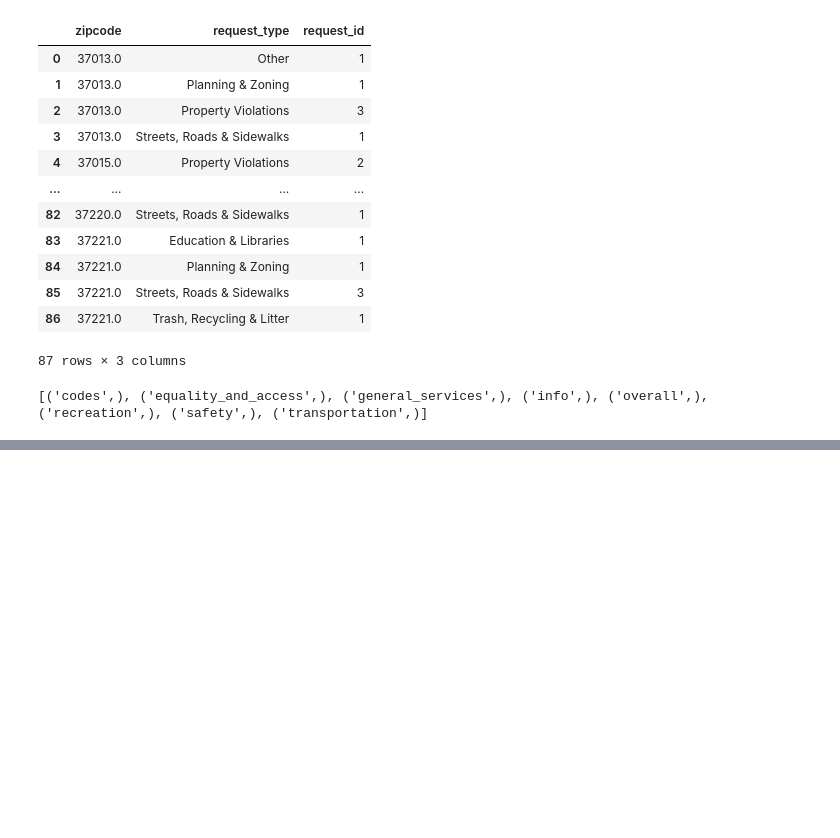
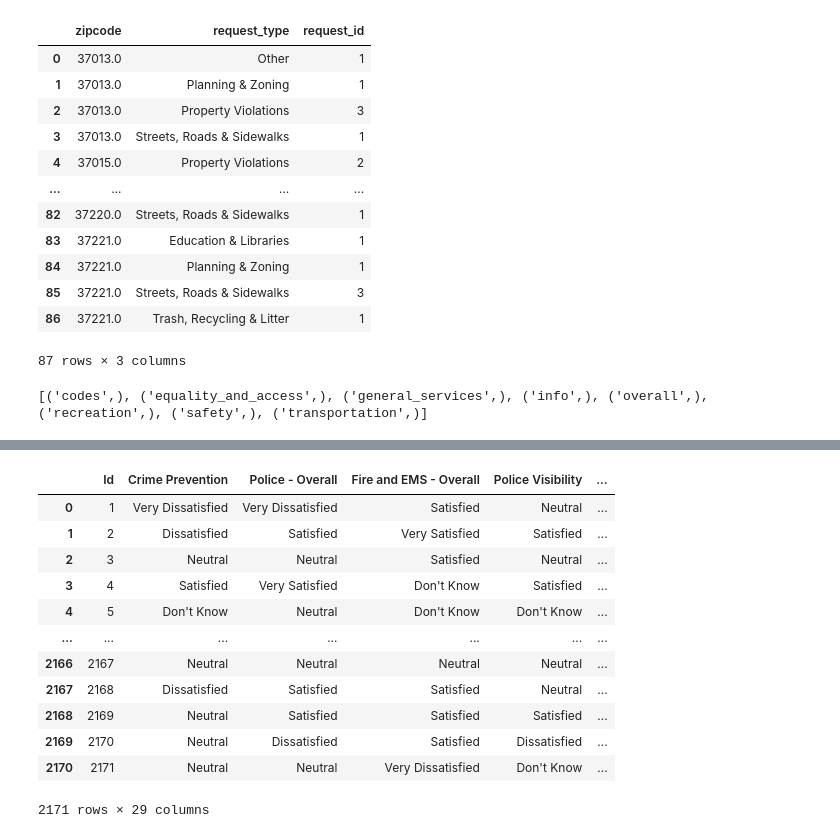
Before and after one commit to ANW16/python_police_hub, a Jupyter notebook: 2018_Hub_Nashville.ipynb, the cells around one changed output, grey strips where cells are left out. Drawn from its saved outputs; the diff is of its cells as text; code cells hidden in the pictures; blank space fills up the shorter version.

```diff
--- a/2018_Hub_Nashville.ipynb
+++ b/2018_Hub_Nashville.ipynb
@@ -136,0 +130,18 @@ safety_exp1
+# %%
+safety_exp2 = pd.read_sql('SELECT * FROM Safety INNER JOIN Info ON Safety.Id = Info.Id;', conn)
+# %%
+safety_exp2
+# %% [output]
+|  | Id | Crime Prevention | Police - Overall | Fire and EMS - Overall | Police Visibility | ... |
+| 0 | 1 | Very Dissatisfied | Very Dissatisfied | Satisfied | Neutral | ... |
+| 1 | 2 | Dissatisfied | Satisfied | Very Satisfied | Satisfied | ... |
+| 2 | 3 | Neutral | Neutral | Satisfied | Neutral | ... |
+| 3 | 4 | Satisfied | Very Satisfied | Don't Know | Satisfied | ... |
+| 4 | 5 | Don't Know | Neutral | Don't Know | Don't Know | ... |
+| ... | ... | ... | ... | ... | ... | ... |
+| 2166 | 2167 | Neutral | Neutral | Neutral | Neutral | ... |
+| 2167 | 2168 | Dissatisfied | Satisfied | Satisfied | Neutral | ... |
+| 2168 | 2169 | Neutral | Satisfied | Satisfied | Satisfied | ... |
+| 2169 | 2170 | Neutral | Dissatisfied | Satisfied | Dissatisfied | ... |
+| 2170 | 2171 | Neutral | Neutral | Very Dissatisfied | Don't Know | ... |
+2171 rows × 29 columns
```
Also changed, not shown: parts of 16 cells of this notebook.
